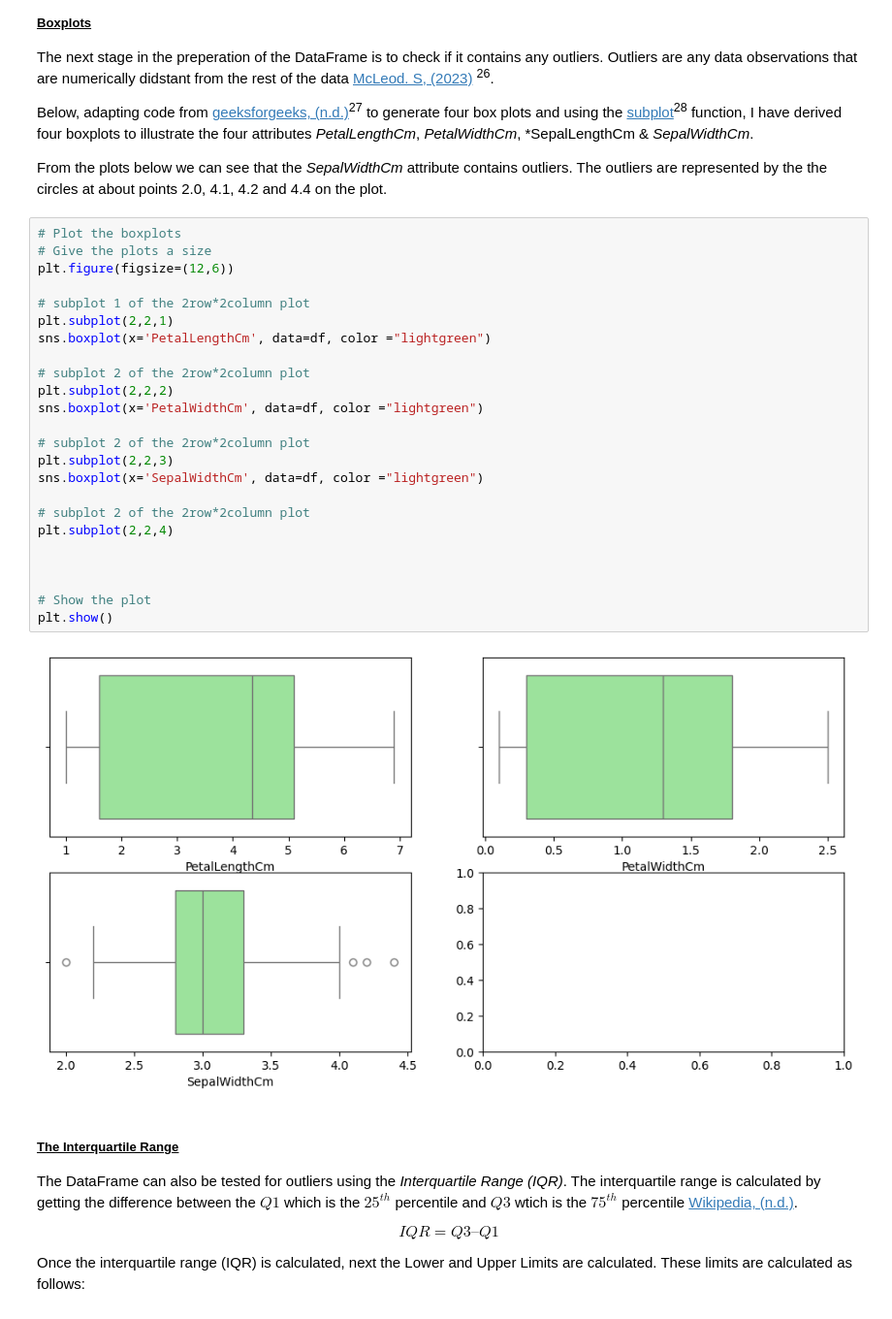
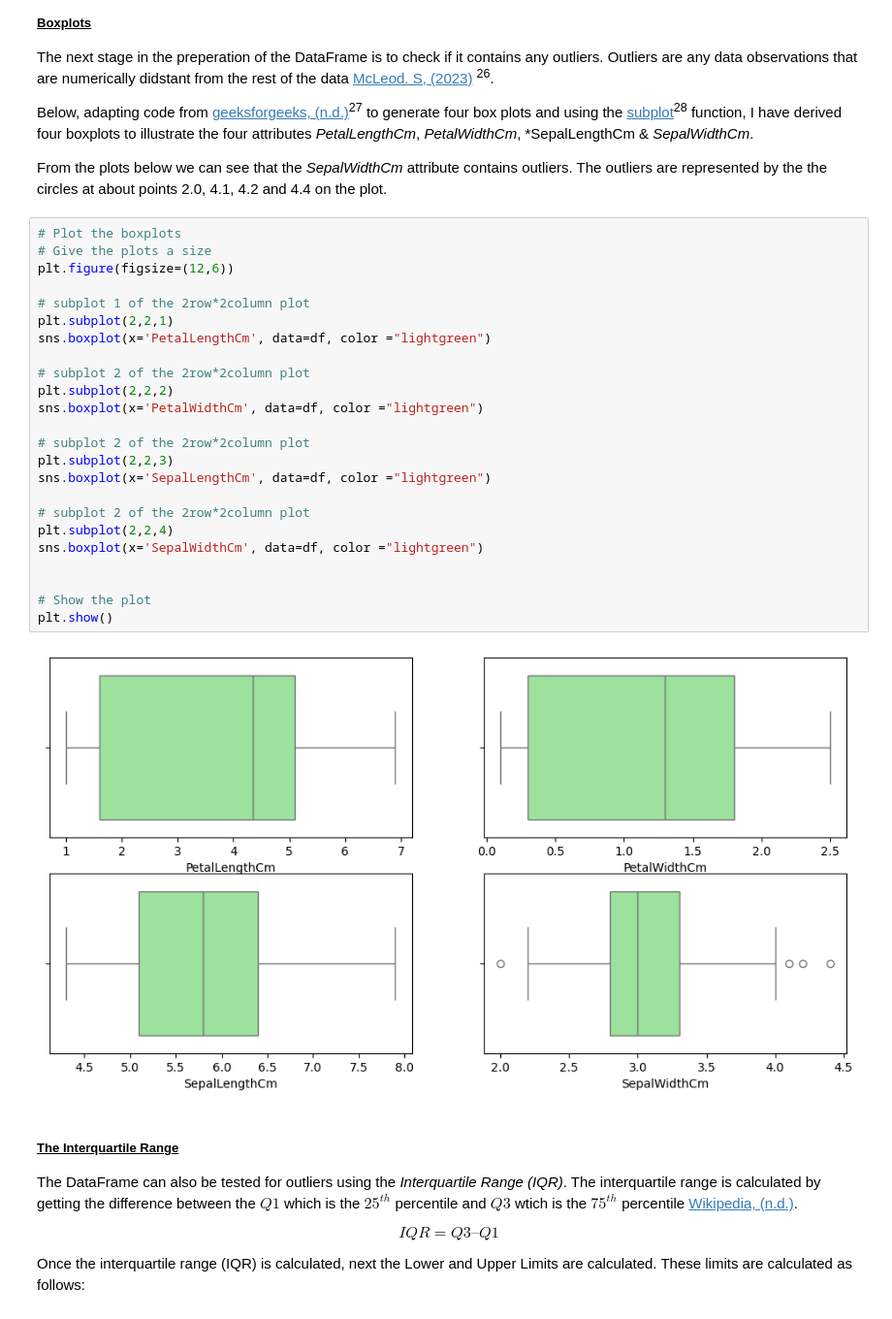
Before and after one commit to OCorry/machine_learning_and_statistics_2023, a Jupyter notebook: project.ipynb, the cells around one changed output. Shown: that part at 97% size. Cells and saved outputs as stored; diff of their text form.

Commit message:
re-added missing code to boxplots section

```diff
--- a/project.ipynb
+++ b/project.ipynb
@@ -236,29 +236,29 @@ From the plots below we can see that the *SepalWidthCm* attribute contains outli
 # %%
 # Plot the boxplots
 # Give the plots a size
 plt.figure(figsize=(12,6))
 
 # subplot 1 of the 2row*2column plot
 plt.subplot(2,2,1)
 sns.boxplot(x='PetalLengthCm', data=df, color ="lightgreen")
 
 # subplot 2 of the 2row*2column plot
 plt.subplot(2,2,2)
 sns.boxplot(x='PetalWidthCm', data=df, color ="lightgreen")
 
 # subplot 2 of the 2row*2column plot
 plt.subplot(2,2,3)
-sns.boxplot(x='SepalWidthCm', data=df, color ="lightgreen")
+sns.boxplot(x='SepalLengthCm', data=df, color ="lightgreen")
 
 # subplot 2 of the 2row*2column plot
 plt.subplot(2,2,4)
-
+sns.boxplot(x='SepalWidthCm', data=df, color ="lightgreen")
 
 
 # Show the plot
 plt.show()
 # %% [output]
-[figure, old version]
+[figure, new version]
 # %% [markdown]
 ##### <ins>The Interquartile Range</ins>
 
```
